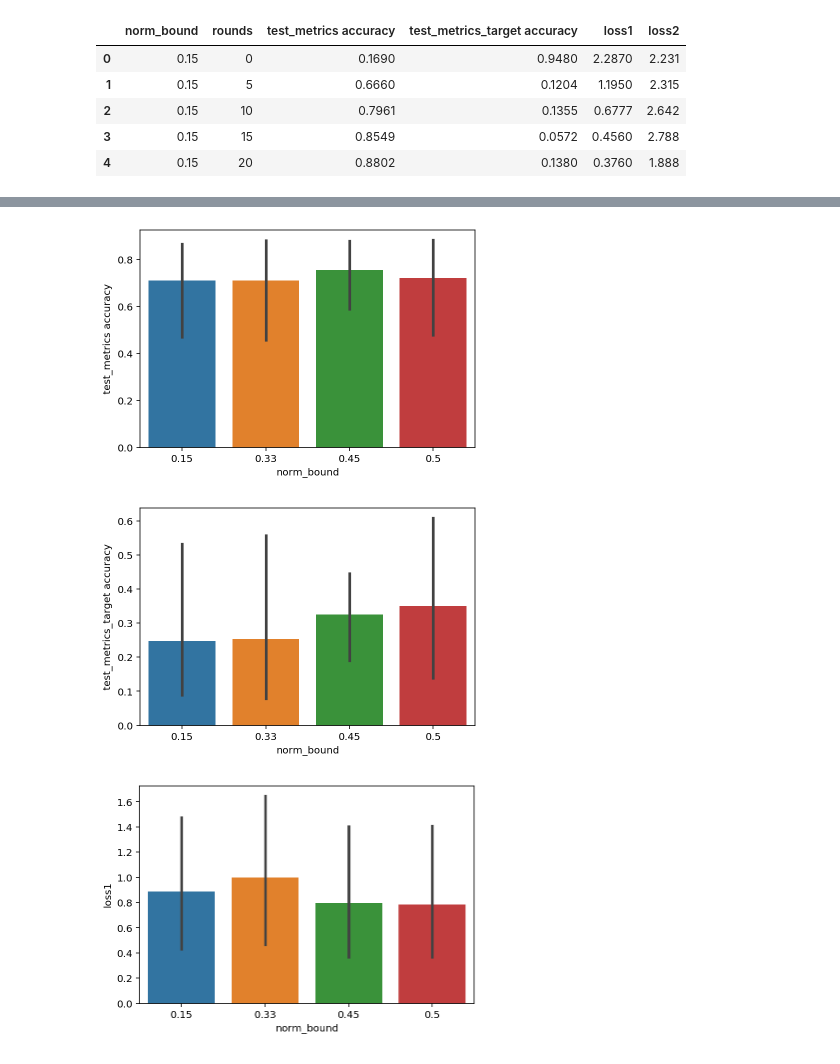
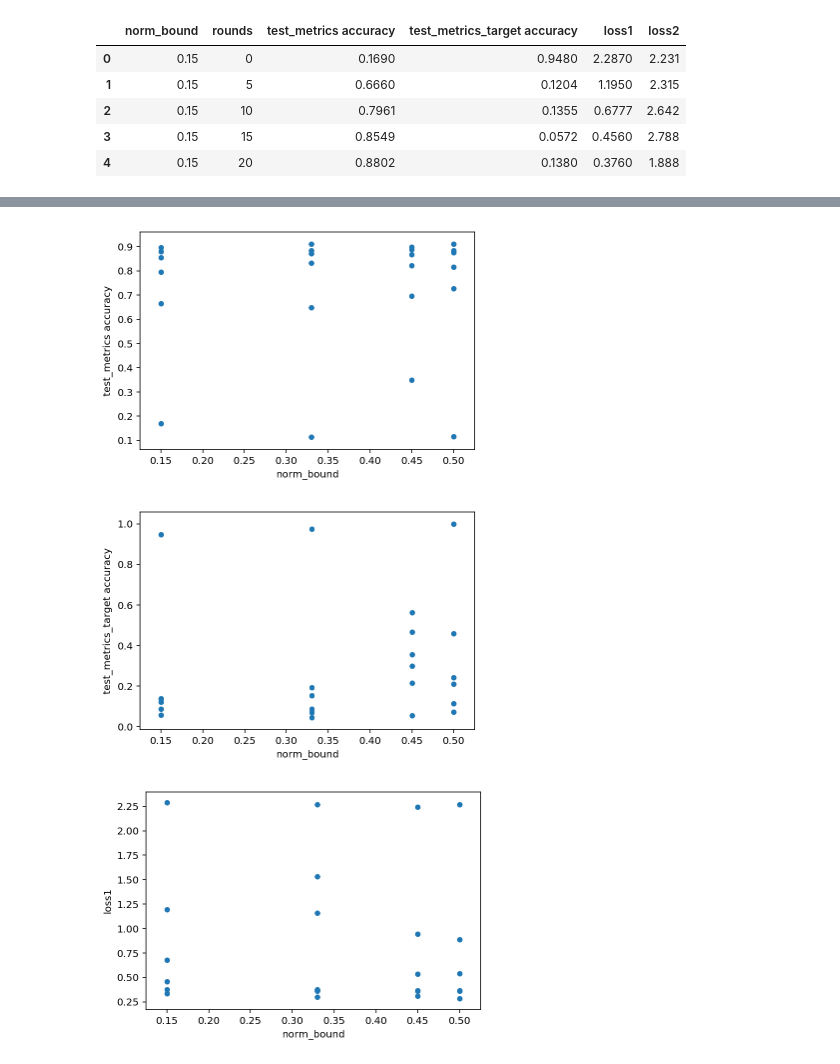
Before and after one commit to anupamme/federated, a Jupyter notebook: tensorflow_federated/python/research/targeted_attack/analytics/norm.ipynb, the cells around one changed output, grey strips where cells are left out. Cells and saved outputs as stored; diff of their text form; code cells hidden in the pictures.

```diff
--- a/tensorflow_federated/python/research/targeted_attack/analytics/norm.ipynb
+++ b/tensorflow_federated/python/research/targeted_attack/analytics/norm.ipynb
@@ -48,22 +48,22 @@ data.plot.scatter('norm_bound','test_metrics accuracy')
 # %%
 
-sns.barplot('norm_bound','test_metrics accuracy',data=data)
+data.plot.scatter('norm_bound','test_metrics accuracy')
 
 plt.show()
 # %% [output]
-[figure, old version]
+[figure, new version]
 # %%
 
-sns.barplot('norm_bound','test_metrics_target accuracy',data=data)
+data.plot.scatter('norm_bound','test_metrics_target accuracy')
 
 plt.show()
 # %% [output]
-[figure, old version]
+[figure, new version]
 # %%
 
-sns.barplot('norm_bound','loss1',data=data)
+data.plot.scatter('norm_bound','loss1')
 
 plt.show()
 # %% [output]
-[figure, old version]
+[figure, new version]
 # %%
```
Also changed, not shown: parts of 2 cells of this notebook, 7 other files.
